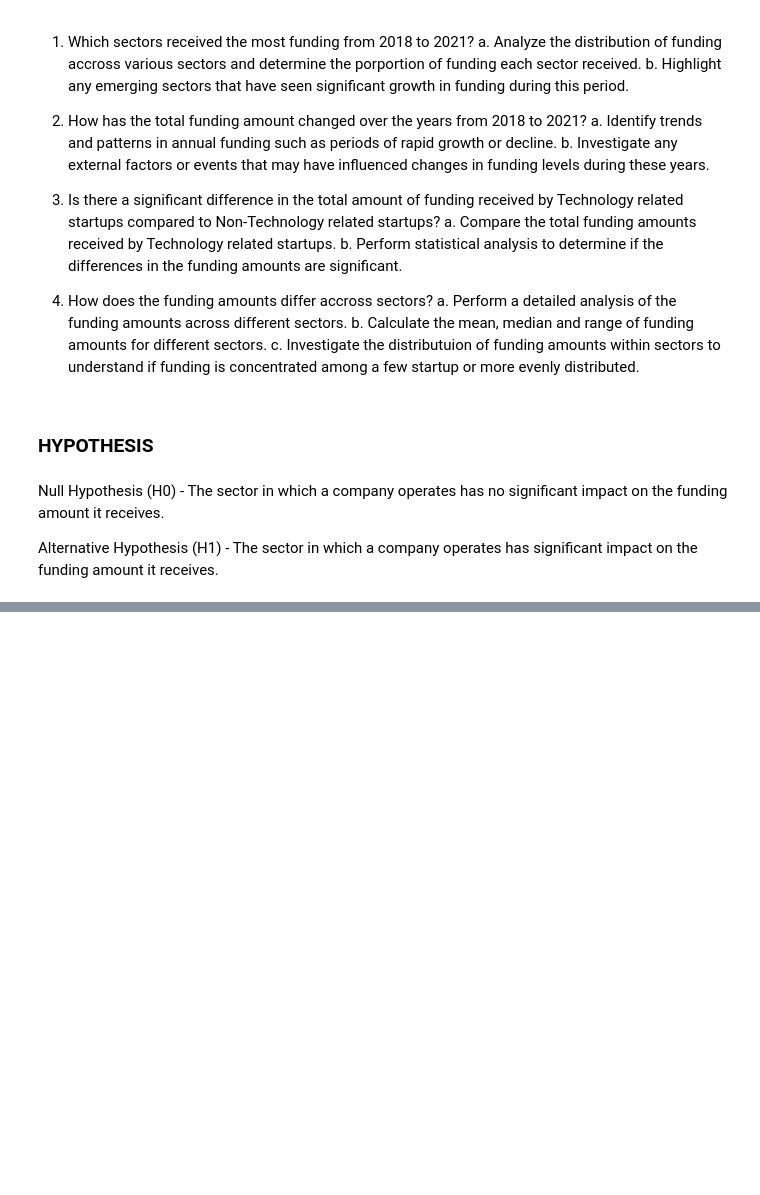
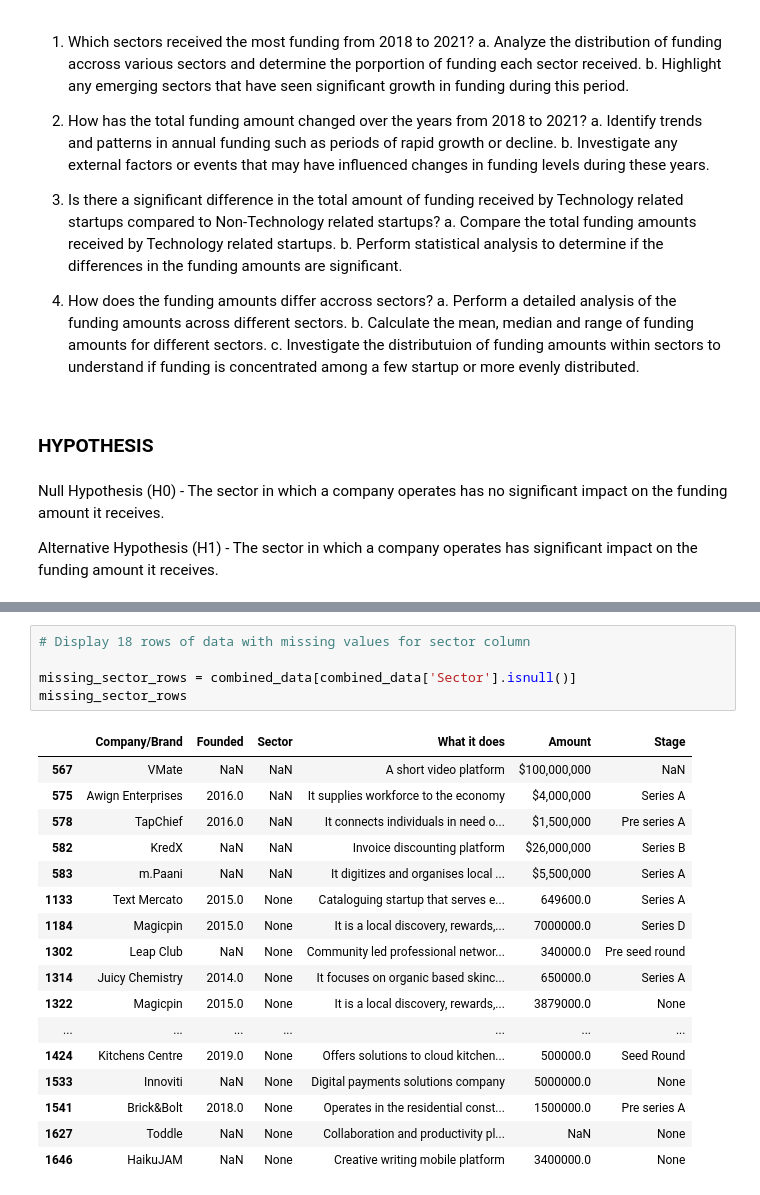
Before and after one commit to MillicentAgyir/Team-Belize-Live-Project-1, a Jupyter notebook: Notebooks/my_notebook.ipynb, the cells around one changed output, grey strips where cells are left out. Saved outputs shown, nothing was run; the diff lists cells and outputs as text; blank space fills up the shorter version.

```diff
--- a/Notebooks/my_notebook.ipynb
+++ b/Notebooks/my_notebook.ipynb
@@ -140,0 +283,23 @@ Alternative Hypothesis (H1) - The sector in which a company operates has signifi
+# %%
+# Display 18 rows of data with missing values for sector column
+
+missing_sector_rows = combined_data[combined_data['Sector'].isnull()]
+missing_sector_rows
+# %% [output]
+|  | Company/Brand | Founded | Sector | What it does | Amount | Stage |
+| 567 | VMate | NaN | NaN | A short video platform | $100,000,000 | NaN |
+| 575 | Awign Enterprises | 2016.0 | NaN | It supplies workforce to the economy | $4,000,000 | Series A |
+| 578 | TapChief | 2016.0 | NaN | It connects individuals in need o... | $1,500,000 | Pre series A |
+| 582 | KredX | NaN | NaN | Invoice discounting platform | $26,000,000 | Series B |
+| 583 | m.Paani | NaN | NaN | It digitizes and organises local ... | $5,500,000 | Series A |
+| 1133 | Text Mercato | 2015.0 | None | Cataloguing startup that serves e... | 649600.0 | Series A |
+| 1184 | Magicpin | 2015.0 | None | It is a local discovery, rewards,... | 7000000.0 | Series D |
+| 1302 | Leap Club | NaN | None | Community led professional networ... | 340000.0 | Pre seed round |
+| 1314 | Juicy Chemistry | 2014.0 | None | It focuses on organic based skinc... | 650000.0 | Series A |
+| 1322 | Magicpin | 2015.0 | None | It is a local discovery, rewards,... | 3879000.0 | None |
+| ... | ... | ... | ... | ... | ... | ... |
+| 1424 | Kitchens Centre | 2019.0 | None | Offers solutions to cloud kitchen... | 500000.0 | Seed Round |
+| 1533 | Innoviti | NaN | None | Digital payments solutions company | 5000000.0 | None |
+| 1541 | Brick&Bolt | 2018.0 | None | Operates in the residential const... | 1500000.0 | Pre series A |
+| 1627 | Toddle | NaN | None | Collaboration and productivity pl... | NaN | None |
+| 1646 | HaikuJAM | NaN | None | Creative writing mobile platform | 3400000.0 | None |
```
Also changed, not shown: parts of 22 cells of this notebook.
